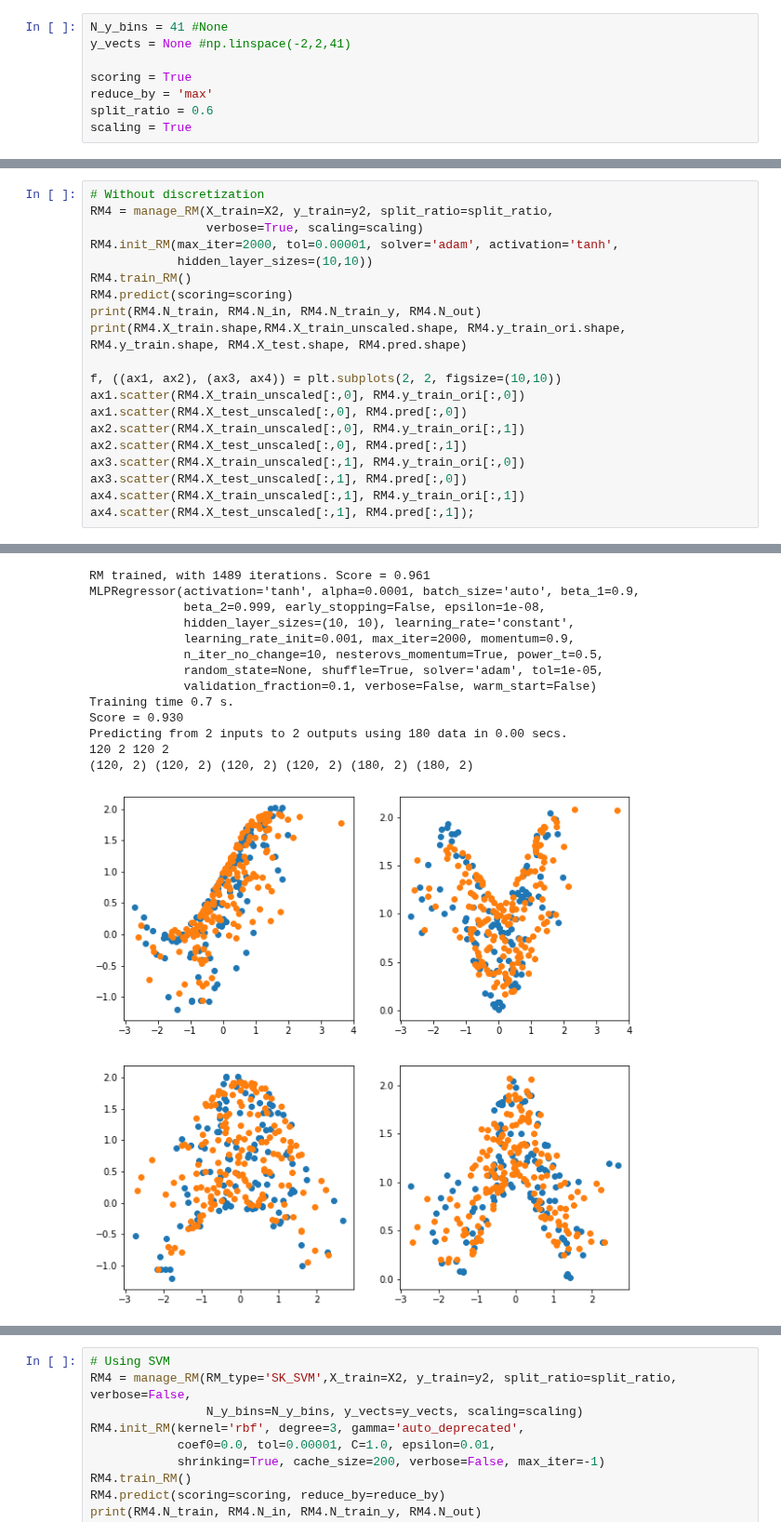
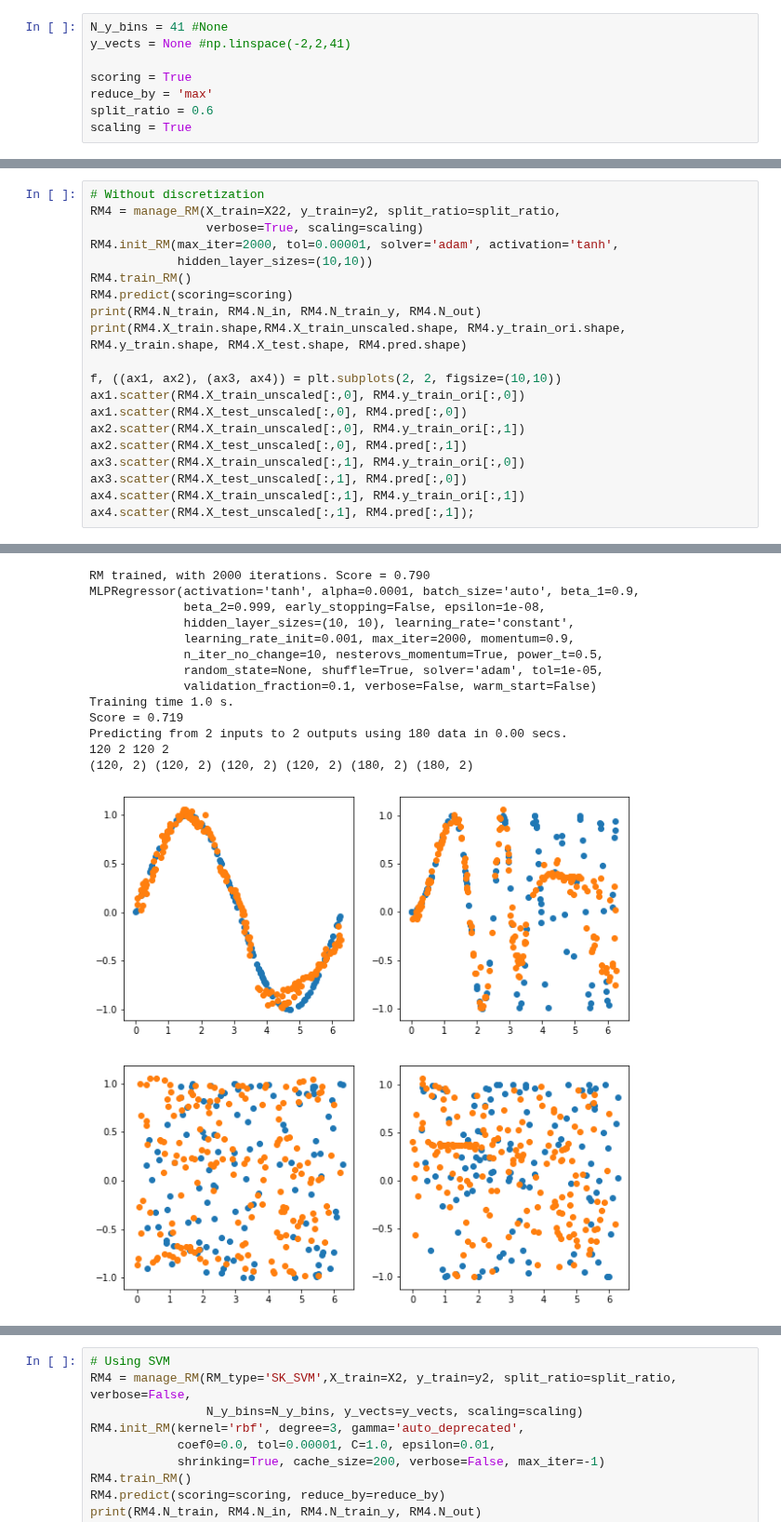
Before and after one commit to Morisset/AI4neb, a Jupyter notebook: docs/Test_Discretization.ipynb, the cells around one changed output, grey strips where cells are left out. Shown at 93% size. Cells and saved outputs as stored; diff of their text form.

```diff
--- a/docs/Test_Discretization.ipynb
+++ b/docs/Test_Discretization.ipynb
@@ -219,6 +199,6 @@ Predicting from 1 inputs to 82 outputs using 180 data in 0.00 secs.
 # %%
 # Without discretization
-RM4 = manage_RM(X_train=X2, y_train=y2, split_ratio=split_ratio,
+RM4 = manage_RM(X_train=X22, y_train=y2, split_ratio=split_ratio,
                 verbose=True, scaling=scaling)
 RM4.init_RM(max_iter=2000, tol=0.00001, solver='adam', activation='tanh',
             hidden_layer_sizes=(10,10))
@@ -230,35 +210,35 @@ print(RM4.X_train.shape,RM4.X_train_unscaled.shape, RM4.y_train_ori.shape, RM4.y
 f, ((ax1, ax2), (ax3, ax4)) = plt.subplots(2, 2, figsize=(10,10))
 ax1.scatter(RM4.X_train_unscaled[:,0], RM4.y_train_ori[:,0])
 ax1.scatter(RM4.X_test_unscaled[:,0], RM4.pred[:,0])
 ax2.scatter(RM4.X_train_unscaled[:,0], RM4.y_train_ori[:,1])
 ax2.scatter(RM4.X_test_unscaled[:,0], RM4.pred[:,1])
 ax3.scatter(RM4.X_train_unscaled[:,1], RM4.y_train_ori[:,0])
 ax3.scatter(RM4.X_test_unscaled[:,1], RM4.pred[:,0])
 ax4.scatter(RM4.X_train_unscaled[:,1], RM4.y_train_ori[:,1])
 ax4.scatter(RM4.X_test_unscaled[:,1], RM4.pred[:,1]);
 # %% [output]
 Instantiation. V 0.17
 train and test sets are obtained by splitting X_train and y_train.
 input test sets are not used.
 Training set size = 120, Test set size = 180
 Train data scaled.
 Test data scaled.
 Training set size = 120, Test set size = 180
 Training set size = 120, Test set size = 180
 Regression Model SK_ANN
 Training 2 inputs for 2 outputs with 120 data
-RM trained, with 1489 iterations. Score = 0.961
+RM trained, with 2000 iterations. Score = 0.790
 MLPRegressor(activation='tanh', alpha=0.0001, batch_size='auto', beta_1=0.9,
              beta_2=0.999, early_stopping=False, epsilon=1e-08,
              hidden_layer_sizes=(10, 10), learning_rate='constant',
              learning_rate_init=0.001, max_iter=2000, momentum=0.9,
              n_iter_no_change=10, nesterovs_momentum=True, power_t=0.5,
              random_state=None, shuffle=True, solver='adam', tol=1e-05,
              validation_fraction=0.1, verbose=False, warm_start=False)
-Training time 0.7 s.
-Score = 0.930
+Training time 1.0 s.
+Score = 0.719
 Predicting from 2 inputs to 2 outputs using 180 data in 0.00 secs.
 120 2 120 2
 (120, 2) (120, 2) (120, 2) (120, 2) (180, 2) (180, 2)
-[figure, old version]
+[figure, new version]
 # %%
```
Also changed, not shown: parts of 8 cells of this notebook, 3 other files.
